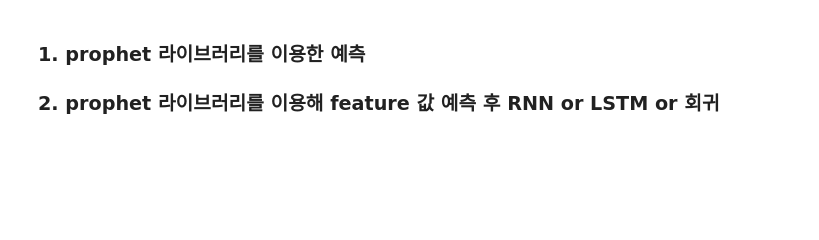
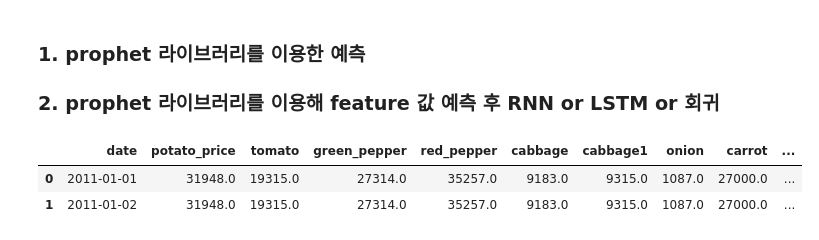
Before and after one commit to sunnight9507/BitAcademy, a Jupyter notebook: 17주차/Prediction.ipynb, the cells around one changed output. Saved outputs shown, nothing was run; the diff lists cells and outputs as text; code cells hidden in the pictures; blank space fills up the shorter version.

```diff
--- a/17주차/Prediction.ipynb
+++ b/17주차/Prediction.ipynb
@@ -25,6 +25,12 @@ plt.style.use('ggplot')
 # %% [markdown]
 ### 1. prophet 라이브러리를 이용한 예측
 ### 2. prophet 라이브러리를 이용해 feature 값 예측 후 RNN or LSTM or 회귀
+# %%
+pd.read_csv('result.csv', encoding='cp949').head(2)
+# %% [output]
+|  | date | potato_price | tomato | green_pepper | red_pepper | cabbage | cabbage1 | onion | carrot | ... |
+| 0 | 2011-01-01 | 31948.0 | 19315.0 | 27314.0 | 35257.0 | 9183.0 | 9315.0 | 1087.0 | 27000.0 | ... |
+| 1 | 2011-01-02 | 31948.0 | 19315.0 | 27314.0 | 35257.0 | 9183.0 | 9315.0 | 1087.0 | 27000.0 | ... |
 # %%
 def prophet_prediction(feature = 'now'):
     print('Data_processing')
```
Also changed, not shown: parts of 3 cells of this notebook, 1 other file.
